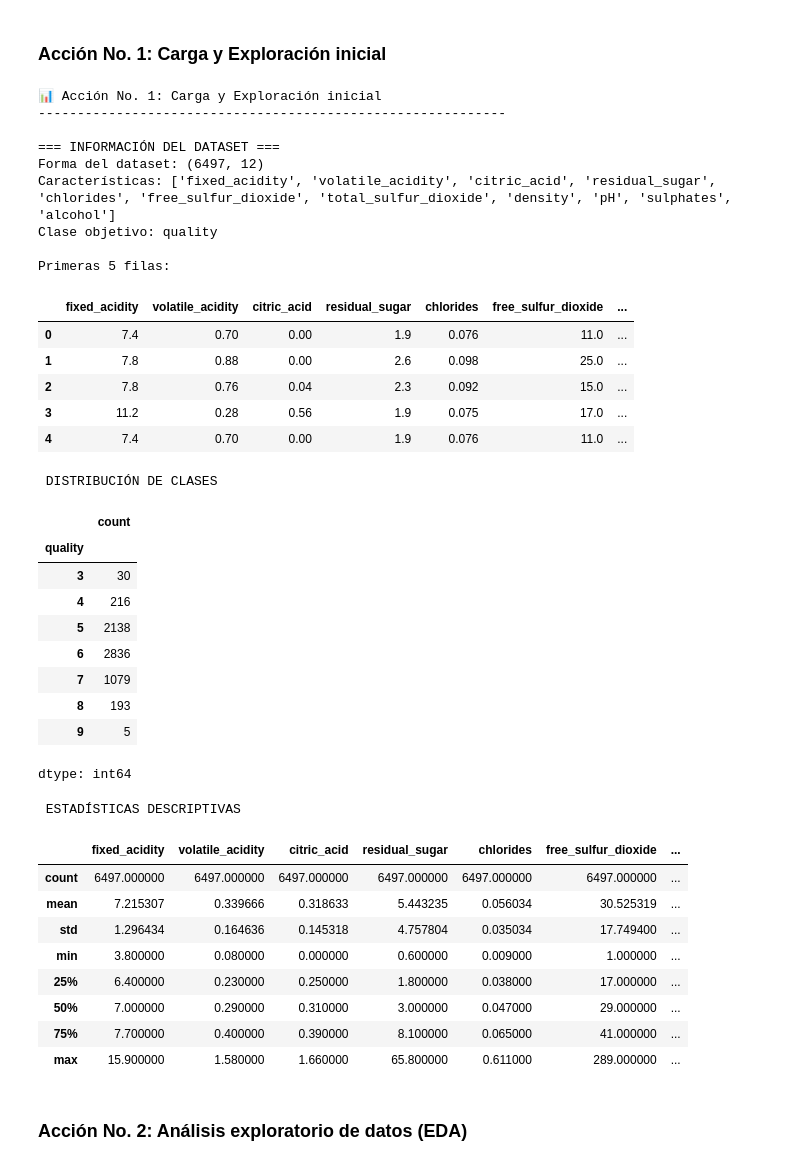
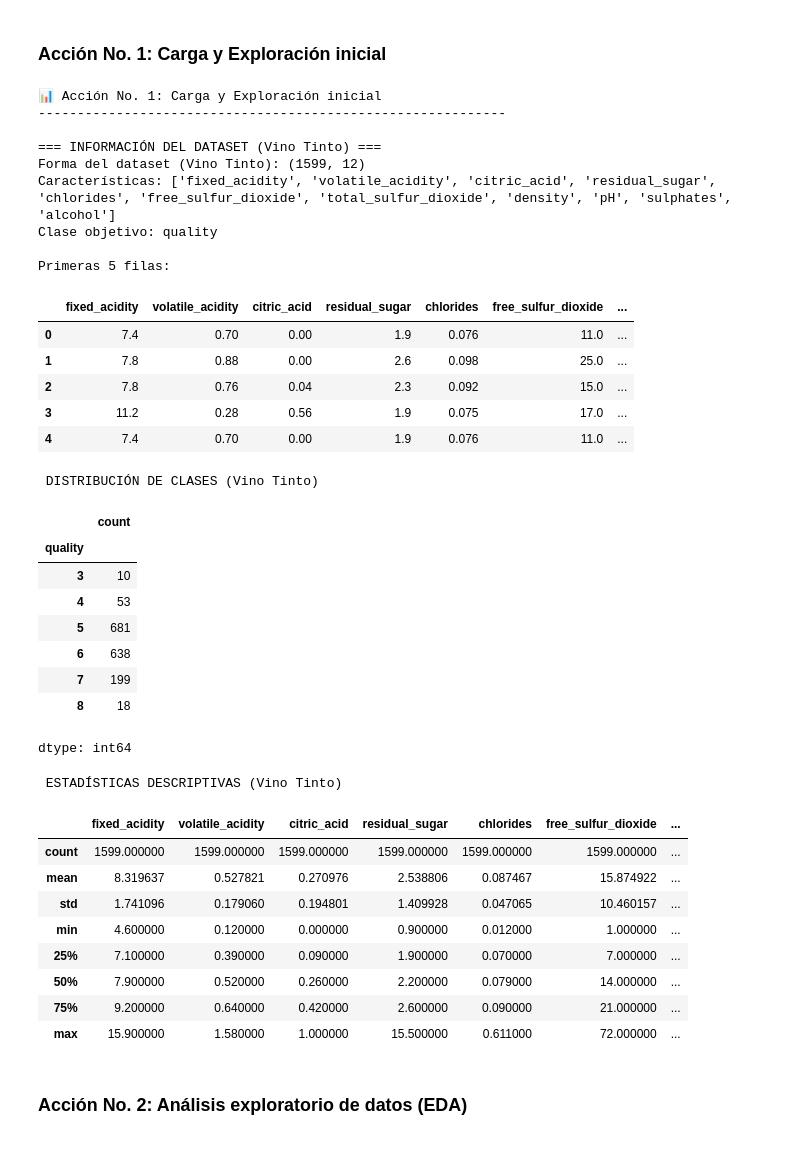
Before and after one commit to abyiis/machineLearning, a Jupyter notebook: iaupb_examen_03_clasificacion.ipynb, the cells around one changed output. Saved outputs shown, nothing was run; the diff lists cells and outputs as text; code cells hidden in the pictures.

```diff
--- a/iaupb_examen_03_clasificacion.ipynb
+++ b/iaupb_examen_03_clasificacion.ipynb
@@ -63,67 +63,79 @@ Matplotlib: 3.10.0
 print("\n📊 Acción No. 1: Carga y Exploración inicial")
 print("-" * 60)
 
-# Combine features (X) and target (y) into a single DataFrame for easier exploration
-# Assuming targets dataframe has a single column name, we'll use that
-# Using df_wine which contains the combined data
+# Fetch the dataset again within this cell to ensure it's available
+from ucimlrepo import fetch_ucirepo
+wine_quality_dataset = fetch_ucirepo(id=186)
 
-# Combine features and targets into a single DataFrame
+# Data (as pandas dataframes)
+features = wine_quality_dataset.data.features
+targets = wine_quality_dataset.data.targets
+
+# Combine features and targets into a single DataFrame for easier exploration
+# Access the original data attribute which includes the 'type' column
+full_df = wine_quality_dataset.data.original
 df_wine_data = pd.concat([features, targets], axis=1)
 
 
-print("\n=== INFORMACIÓN DEL DATASET ===")
-print(f"Forma del dataset: {df_wine_data.shape}")
+# Filter for red wine only
+df_red_wine = full_df[full_df['color'] == 'red'].drop('color', axis=1)
+
+# Exclude quality level 9
+df_red_wine = df_red_wine[df_red_wine['quality'] != 9]
+
+
+print("\n=== INFORMACIÓN DEL DATASET (Vino Tinto) ===")
+print(f"Forma del dataset (Vino Tinto): {df_red_wine.shape}")
 # Exclude the target column for features list
-print(f"Características: {list(df_wine_data.columns[:-1])}")
+print(f"Características: {list(df_red_wine.columns[:-1])}")
 # Explicitly state the target column name
 print(f"Clase objetivo: quality")
 
 print("\nPrimeras 5 filas:")
-display(df_wine_data.head())
+display(df_red_wine.head())
 
-print("\n DISTRIBUCIÓN DE CLASES ")
-display(df_wine_data['quality'].value_counts().sort_index())
+print("\n DISTRIBUCIÓN DE CLASES (Vino Tinto)")
+display(df_red_wine['quality'].value_counts().sort_index())
 
 
-print("\n ESTADÍSTICAS DESCRIPTIVAS ")
-display(df_wine_data.describe())
+print("\n ESTADÍSTICAS DESCRIPTIVAS (Vino Tinto)")
+display(df_red_wine.describe())
 # %% [output]
 📊 Acción No. 1: Carga y Exploración inicial
 ------------------------------------------------------------
 
-=== INFORMACIÓN DEL DATASET ===
-Forma del dataset: (6497, 12)
+=== INFORMACIÓN DEL DATASET (Vino Tinto) ===
+Forma del dataset (Vino Tinto): (1599, 12)
 Características: ['fixed_acidity', 'volatile_acidity', 'citric_acid', 'residual_sugar', 'chlorides', 'free_sulfur_dioxide', 'total_sulfur_dioxide', 'density', 'pH', 'sulphates', 'alcohol']
 Clase objetivo: quality
 
 Primeras 5 filas:
 |  | fixed_acidity | volatile_acidity | citric_acid | residual_sugar | chlorides | free_sulfur_dioxide | ... |
 | 0 | 7.4 | 0.70 | 0.00 | 1.9 | 0.076 | 11.0 | ... |
 | 1 | 7.8 | 0.88 | 0.00 | 2.6 | 0.098 | 25.0 | ... |
 | 2 | 7.8 | 0.76 | 0.04 | 2.3 | 0.092 | 15.0 | ... |
 | 3 | 11.2 | 0.28 | 0.56 | 1.9 | 0.075 | 17.0 | ... |
 | 4 | 7.4 | 0.70 | 0.00 | 1.9 | 0.076 | 11.0 | ... |
- DISTRIBUCIÓN DE CLASES
+ DISTRIBUCIÓN DE CLASES (Vino Tinto)
 |  | count |
 | quality |  |
-| 3 | 30 |
-| 4 | 216 |
-| 5 | 2138 |
-| 6 | 2836 |
-| 7 | 1079 |
-| 8 | 193 |
-| 9 | 5 |
+| 3 | 10 |
+| 4 | 53 |
+| 5 | 681 |
+| 6 | 638 |
+| 7 | 199 |
+| 8 | 18 |
 dtype: int64
- ESTADÍSTICAS DESCRIPTIVAS
+ ESTADÍSTICAS DESCRIPTIVAS (Vino Tinto)
 |  | fixed_acidity | volatile_acidity | citric_acid | residual_sugar | chlorides | free_sulfur_dioxide | ... |
-| count | 6497.000000 | 6497.000000 | 6497.000000 | 6497.000000 | 6497.000000 | 6497.000000 | ... |
-| mean | 7.215307 | 0.339666 | 0.318633 | 5.443235 | 0.056034 | 30.525319 | ... |
-| std | 1.296434 | 0.164636 | 0.145318 | 4.757804 | 0.035034 | 17.749400 | ... |
-| min | 3.800000 | 0.080000 | 0.000000 | 0.600000 | 0.009000 | 1.000000 | ... |
-| 25% | 6.400000 | 0.230000 | 0.250000 | 1.800000 | 0.038000 | 17.000000 | ... |
-| 50% | 7.000000 | 0.290000 | 0.310000 | 3.000000 | 0.047000 | 29.000000 | ... |
-| 75% | 7.700000 | 0.400000 | 0.390000 | 8.100000 | 0.065000 | 41.000000 | ... |
-| max | 15.900000 | 1.580000 | 1.660000 | 65.800000 | 0.611000 | 289.000000 | ... |
+| count | 1599.000000 | 1599.000000 | 1599.000000 | 1599.000000 | 1599.000000 | 1599.000000 | ... |
+| mean | 8.319637 | 0.527821 | 0.270976 | 2.538806 | 0.087467 | 15.874922 | ... |
+| std | 1.741096 | 0.179060 | 0.194801 | 1.409928 | 0.047065 | 10.460157 | ... |
+| min | 4.600000 | 0.120000 | 0.000000 | 0.900000 | 0.012000 | 1.000000 | ... |
+| 25% | 7.100000 | 0.390000 | 0.090000 | 1.900000 | 0.070000 | 7.000000 | ... |
+| 50% | 7.900000 | 0.520000 | 0.260000 | 2.200000 | 0.079000 | 14.000000 | ... |
+| 75% | 9.200000 | 0.640000 | 0.420000 | 2.600000 | 0.090000 | 21.000000 | ... |
+| max | 15.900000 | 1.580000 | 1.000000 | 15.500000 | 0.611000 | 72.000000 | ... |
 # %% [markdown]
 ### **Acción No. 2: Análisis exploratorio de datos (EDA)**
 # %%
```
Also changed, not shown: parts of 4 cells of this notebook.
